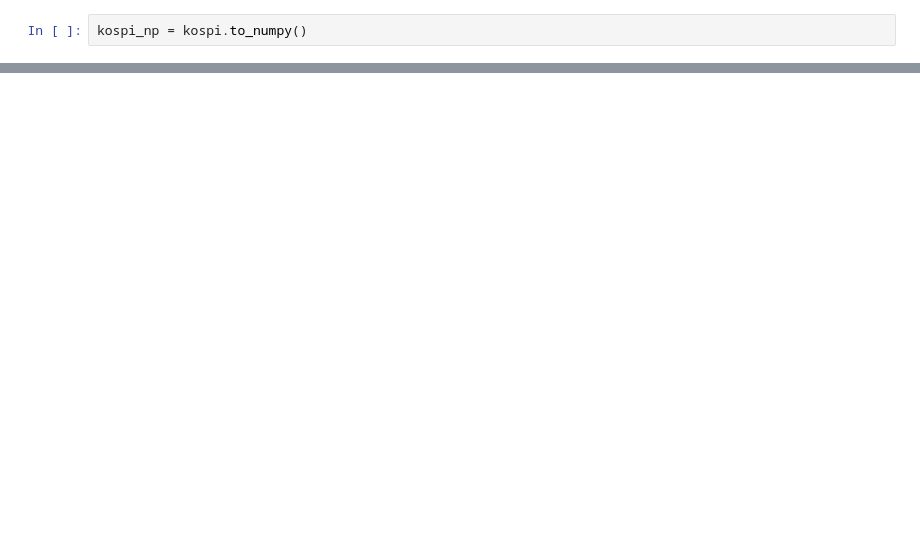
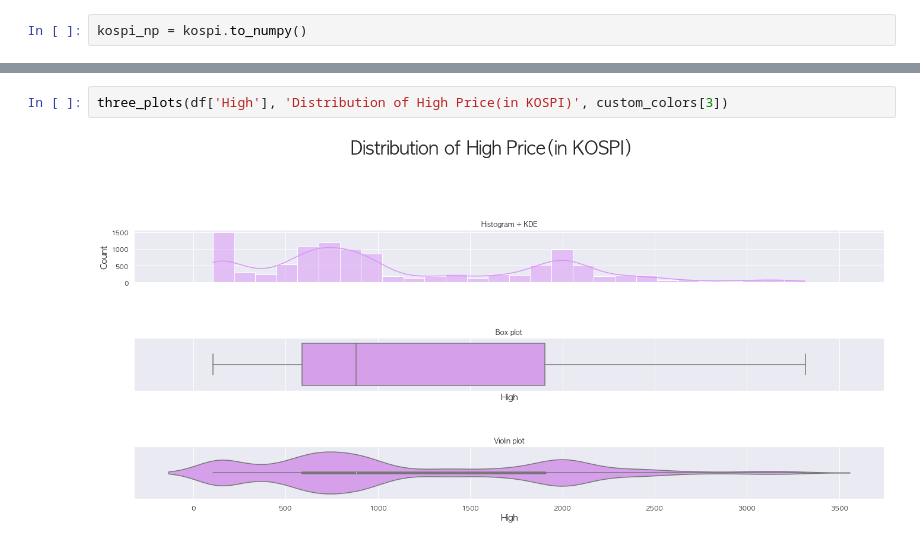
Before and after one commit to Owening2/KOSPI_Analysis_Visualization, a Jupyter notebook: KOSPI_ANALYSIS.ipynb, the cells around one changed output, grey strips where cells are left out. Drawn from its saved outputs; the diff is of its cells as text; blank space fills up the shorter version.

```diff
--- a/KOSPI_ANALYSIS.ipynb
+++ b/KOSPI_ANALYSIS.ipynb
@@ -163,0 +305,4 @@ plt.bar(x,y)
+# %%
+three_plots(df['High'], 'Distribution of High Price(in KOSPI)', custom_colors[3])
+# %% [output]
+[figure, added]
```
Also changed, not shown: parts of 26 cells of this notebook, 1 other file.
